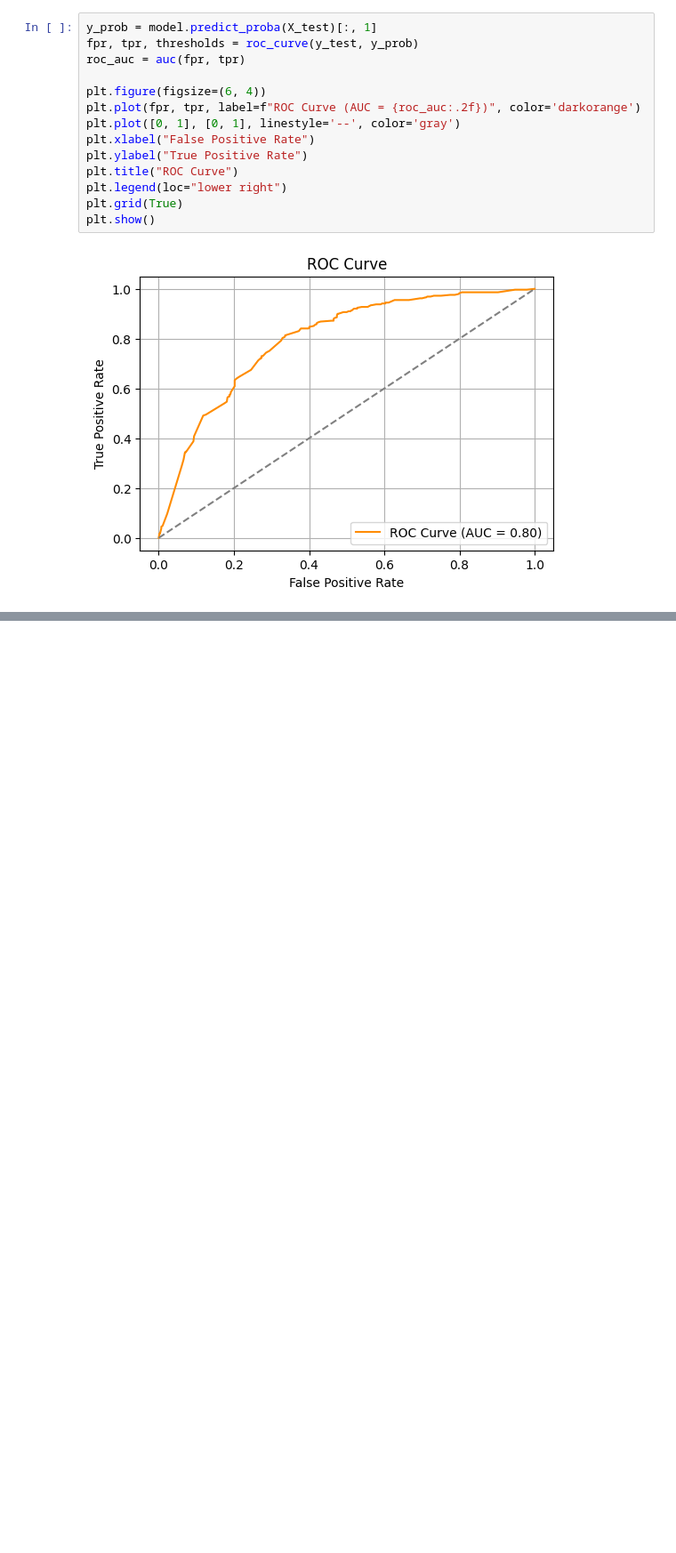
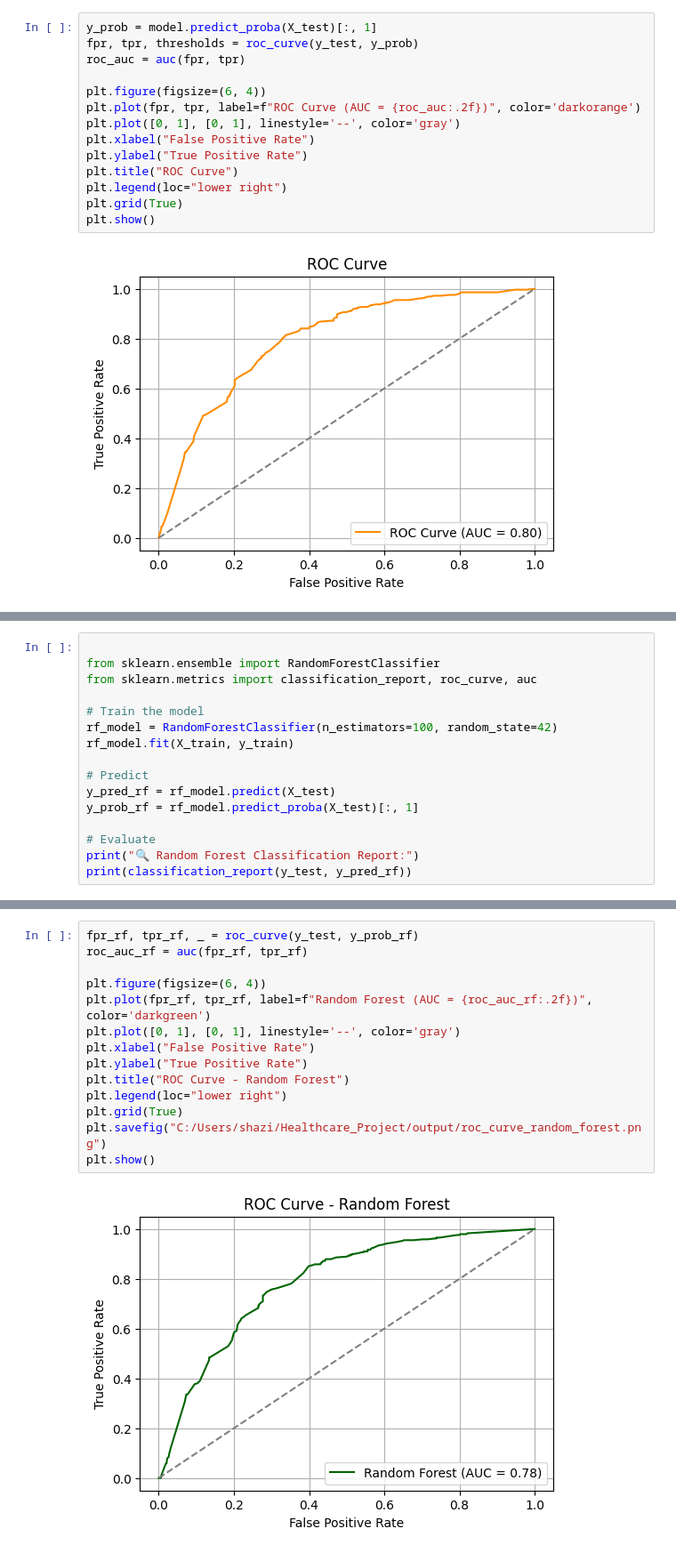
Before and after one commit to ShaziaK354/healthcare-readmission-analysis, a Jupyter notebook: Notebooks/Track3_Healthcare_ML_Day1.ipynb, the cells around one changed output, grey strips where cells are left out. Shown at 89% size. Drawn from its saved outputs; the diff is of its cells as text; blank space fills up the shorter version.

```diff
--- a/Notebooks/Track3_Healthcare_ML_Day1.ipynb
+++ b/Notebooks/Track3_Healthcare_ML_Day1.ipynb
@@ -242,0 +271,16 @@ plt.show()
+# %%
+
+from sklearn.ensemble import RandomForestClassifier
+from sklearn.metrics import classification_report, roc_curve, auc
+
+# Train the model
+rf_model = RandomForestClassifier(n_estimators=100, random_state=42)
+rf_model.fit(X_train, y_train)
+
+# Predict
+y_pred_rf = rf_model.predict(X_test)
+y_prob_rf = rf_model.predict_proba(X_test)[:, 1]
+
+# Evaluate
+print("🔍 Random Forest Classification Report:")
+print(classification_report(y_test, y_pred_rf))
@@ -242,0 +297,16 @@ plt.show()
+# %%
+fpr_rf, tpr_rf, _ = roc_curve(y_test, y_prob_rf)
+roc_auc_rf = auc(fpr_rf, tpr_rf)
+
+plt.figure(figsize=(6, 4))
+plt.plot(fpr_rf, tpr_rf, label=f"Random Forest (AUC = {roc_auc_rf:.2f})", color='darkgreen')
+plt.plot([0, 1], [0, 1], linestyle='--', color='gray')
+plt.xlabel("False Positive Rate")
+plt.ylabel("True Positive Rate")
+plt.title("ROC Curve - Random Forest")
+plt.legend(loc="lower right")
+plt.grid(True)
+plt.savefig("C:/Users/shazi/Healthcare_Project/output/roc_curve_random_forest.png")
+plt.show()
+# %% [output]
+[figure, added]
```
Also changed, not shown: parts of 7 cells of this notebook, 11 other files.
